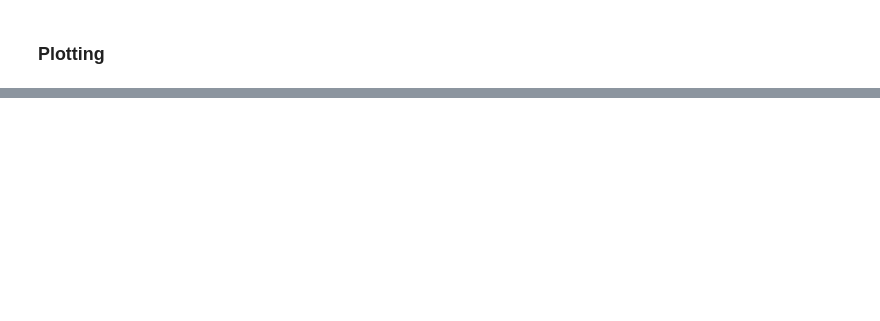
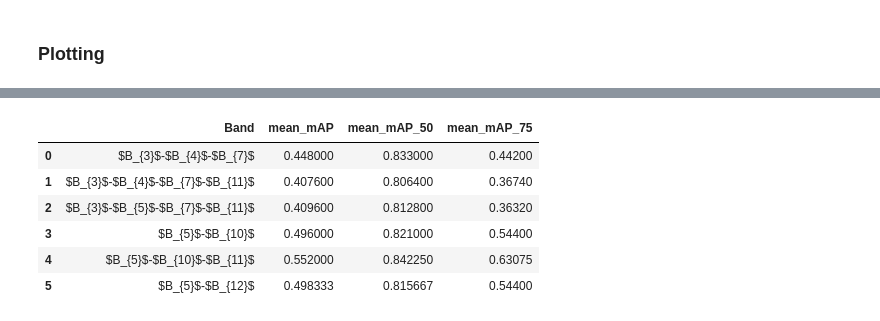
Before and after one commit to sirbastiano/SimpleDet, a Jupyter notebook: notebooks/plotters/parsePlotJSON.ipynb, the cells around one changed output, grey strips where cells are left out. Saved outputs shown, nothing was run; the diff lists cells and outputs as text; code cells hidden in the pictures; blank space fills up the shorter version.

```diff
--- a/notebooks/plotters/parsePlotJSON.ipynb
+++ b/notebooks/plotters/parsePlotJSON.ipynb
@@ -1136,0 +717,10 @@ main(pr_x_band, all_band_best)
+# %%
+g
+# %% [output]
+|  | Band | mean_mAP | mean_mAP_50 | mean_mAP_75 |
+| 0 | $B_{3}$-$B_{4}$-$B_{7}$ | 0.448000 | 0.833000 | 0.44200 |
+| 1 | $B_{3}$-$B_{4}$-$B_{7}$-$B_{11}$ | 0.407600 | 0.806400 | 0.36740 |
+| 2 | $B_{3}$-$B_{5}$-$B_{7}$-$B_{11}$ | 0.409600 | 0.812800 | 0.36320 |
+| 3 | $B_{5}$-$B_{10}$ | 0.496000 | 0.821000 | 0.54400 |
+| 4 | $B_{5}$-$B_{10}$-$B_{11}$ | 0.552000 | 0.842250 | 0.63075 |
+| 5 | $B_{5}$-$B_{12}$ | 0.498333 | 0.815667 | 0.54400 |
```
Also changed, not shown: parts of 24 cells of this notebook, 9 other files.
